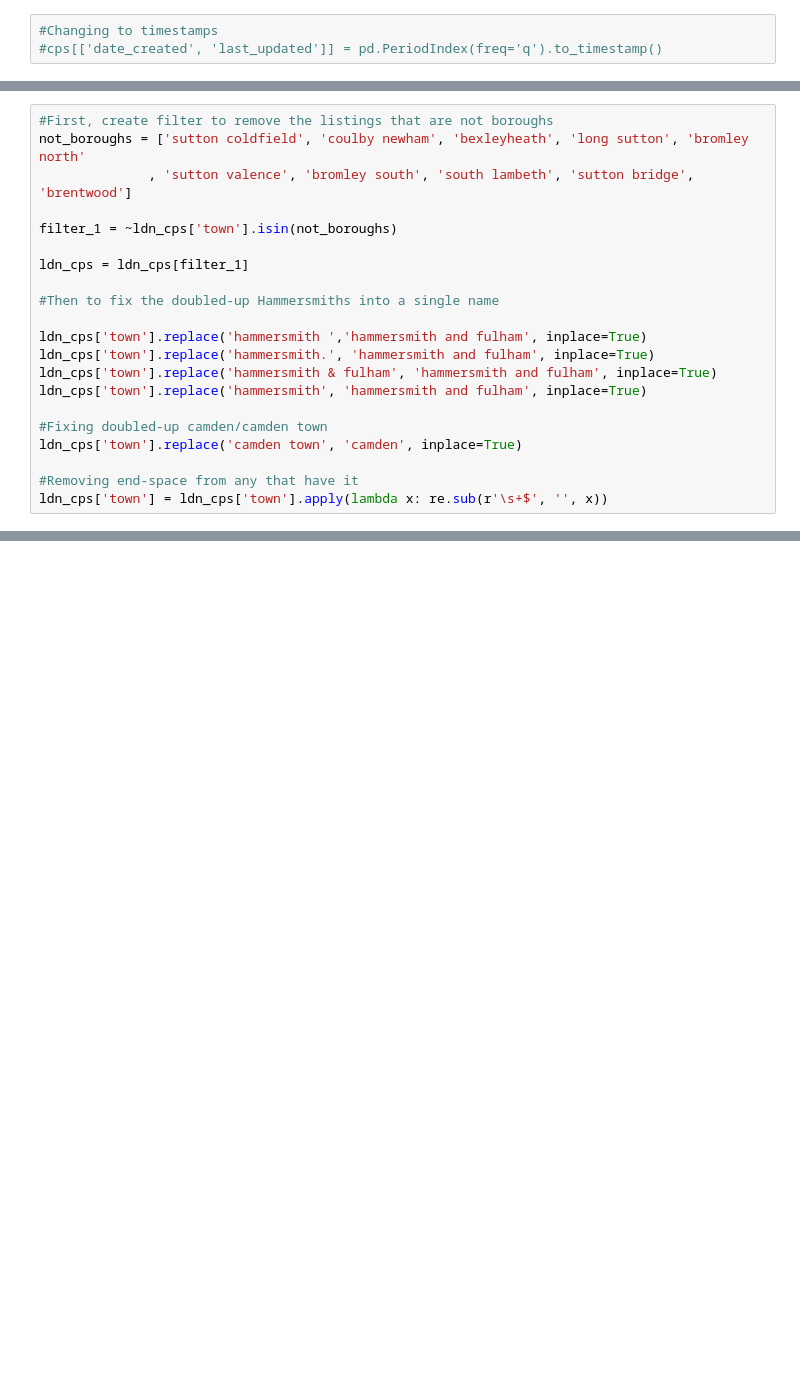
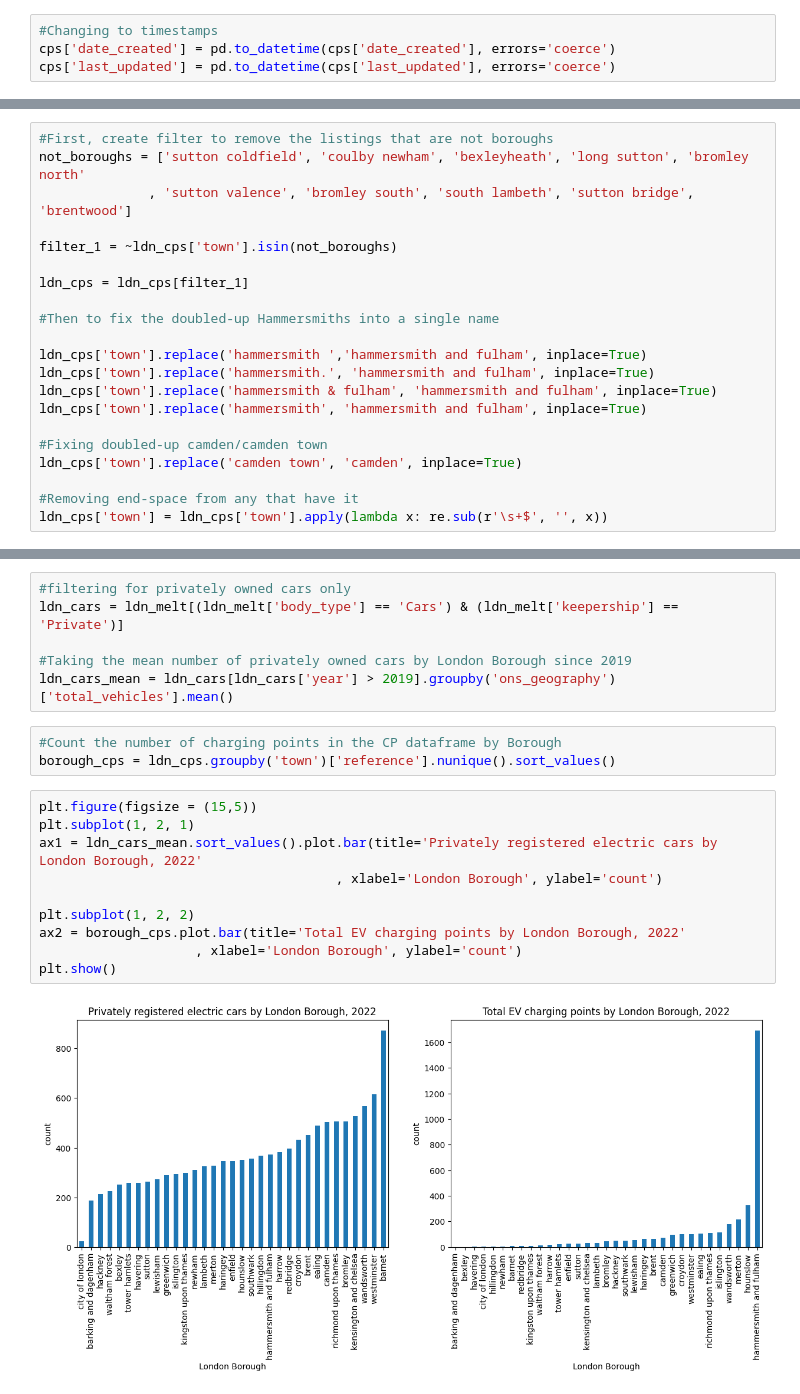
Before and after one commit to cassbc/PythonPortfolio, a Jupyter notebook: Predicting EV Uptake/Predicting EV growth by charging points.ipynb, the cells around one changed output, grey strips where cells are left out. Drawn from its saved outputs; the diff is of its cells as text; blank space fills up the shorter version.

```diff
--- a/Predicting EV Uptake/Predicting EV growth by charging points.ipynb
+++ b/Predicting EV Uptake/Predicting EV growth by charging points.ipynb
@@ -192,7 +195,8 @@ def snake_case(dataframe):
 cps = snake_case(cps)
 # %%
 #Changing to timestamps
-#cps[['date_created', 'last_updated']] = pd.PeriodIndex(freq='q').to_timestamp()
+cps['date_created'] = pd.to_datetime(cps['date_created'], errors='coerce')
+cps['last_updated'] = pd.to_datetime(cps['last_updated'], errors='coerce')
 # %% [markdown]
 ## Merging the two datasets
 
@@ -571,0 +595,21 @@ ldn_melt.head(5)
+# %%
+#filtering for privately owned cars only
+ldn_cars = ldn_melt[(ldn_melt['body_type'] == 'Cars') & (ldn_melt['keepership'] == 'Private')]
+
+#Taking the mean number of privately owned cars by London Borough since 2019
+ldn_cars_mean = ldn_cars[ldn_cars['year'] > 2019].groupby('ons_geography')['total_vehicles'].mean()
+# %%
+#Count the number of charging points in the CP dataframe by Borough
+borough_cps = ldn_cps.groupby('town')['reference'].nunique().sort_values()
+# %%
+plt.figure(figsize = (15,5))
+plt.subplot(1, 2, 1)
+ax1 = ldn_cars_mean.sort_values().plot.bar(title='Privately registered electric cars by London Borough, 2022'
+                                      , xlabel='London Borough', ylabel='count')
+
+plt.subplot(1, 2, 2)
+ax2 = borough_cps.plot.bar(title='Total EV charging points by London Borough, 2022'
+                    , xlabel='London Borough', ylabel='count')
+plt.show()
+# %% [output]
+[figure, added]
```
Also changed, not shown: parts of 27 cells of this notebook.
